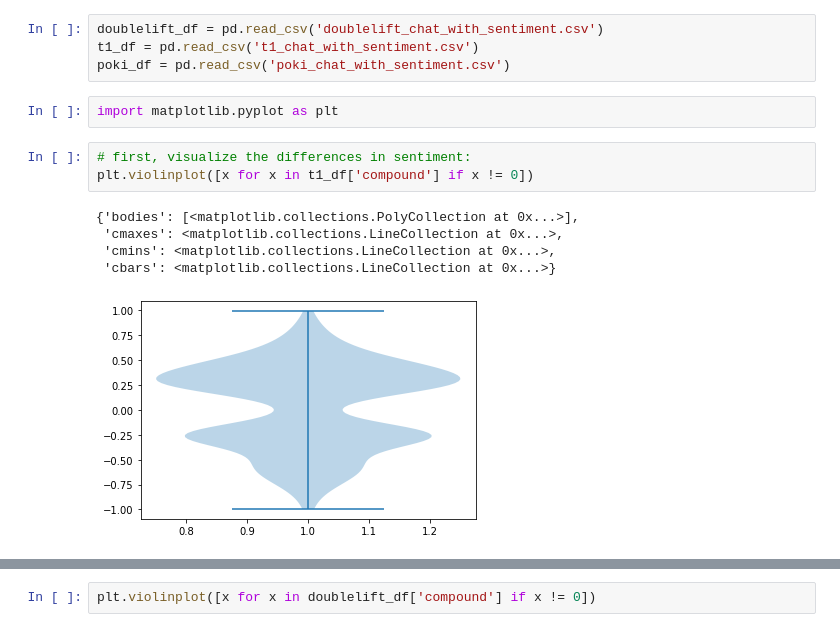
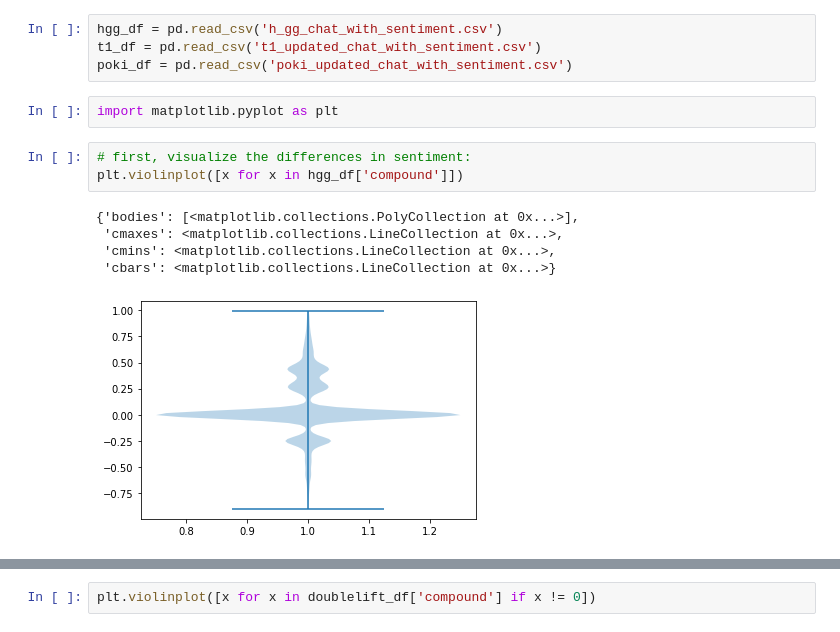
Before and after one commit to Clrizy/infoviz-twitch-chat, a Jupyter notebook: chat_sentiment.ipynb, the cells around one changed output, grey strips where cells are left out. Saved outputs shown, nothing was run; the diff lists cells and outputs as text.

Commit message:
updated poki t1 and hgg with new sentiments

```diff
--- a/chat_sentiment.ipynb
+++ b/chat_sentiment.ipynb
@@ -78,15 +93,15 @@ full_df.to_csv('doublelift_chat_with_sentiment.csv')
 # %%
-doublelift_df = pd.read_csv('doublelift_chat_with_sentiment.csv')
-t1_df = pd.read_csv('t1_chat_with_sentiment.csv')
-poki_df = pd.read_csv('poki_chat_with_sentiment.csv')
+hgg_df = pd.read_csv('h_gg_chat_with_sentiment.csv')
+t1_df = pd.read_csv('t1_updated_chat_with_sentiment.csv')
+poki_df = pd.read_csv('poki_updated_chat_with_sentiment.csv')
 # %%
 import matplotlib.pyplot as plt
 # %%
 # first, visualize the differences in sentiment:
-plt.violinplot([x for x in t1_df['compound'] if x != 0])
+plt.violinplot([x for x in hgg_df['compound']])
 # %% [output]
 {'bodies': [<matplotlib.collections.PolyCollection at 0x...>],
  'cmaxes': <matplotlib.collections.LineCollection at 0x...>,
  'cmins': <matplotlib.collections.LineCollection at 0x...>,
  'cbars': <matplotlib.collections.LineCollection at 0x...>}
-[figure, old version]
+[figure, new version]
```
Also changed, not shown: parts of 9 cells of this notebook, 4 other files.
